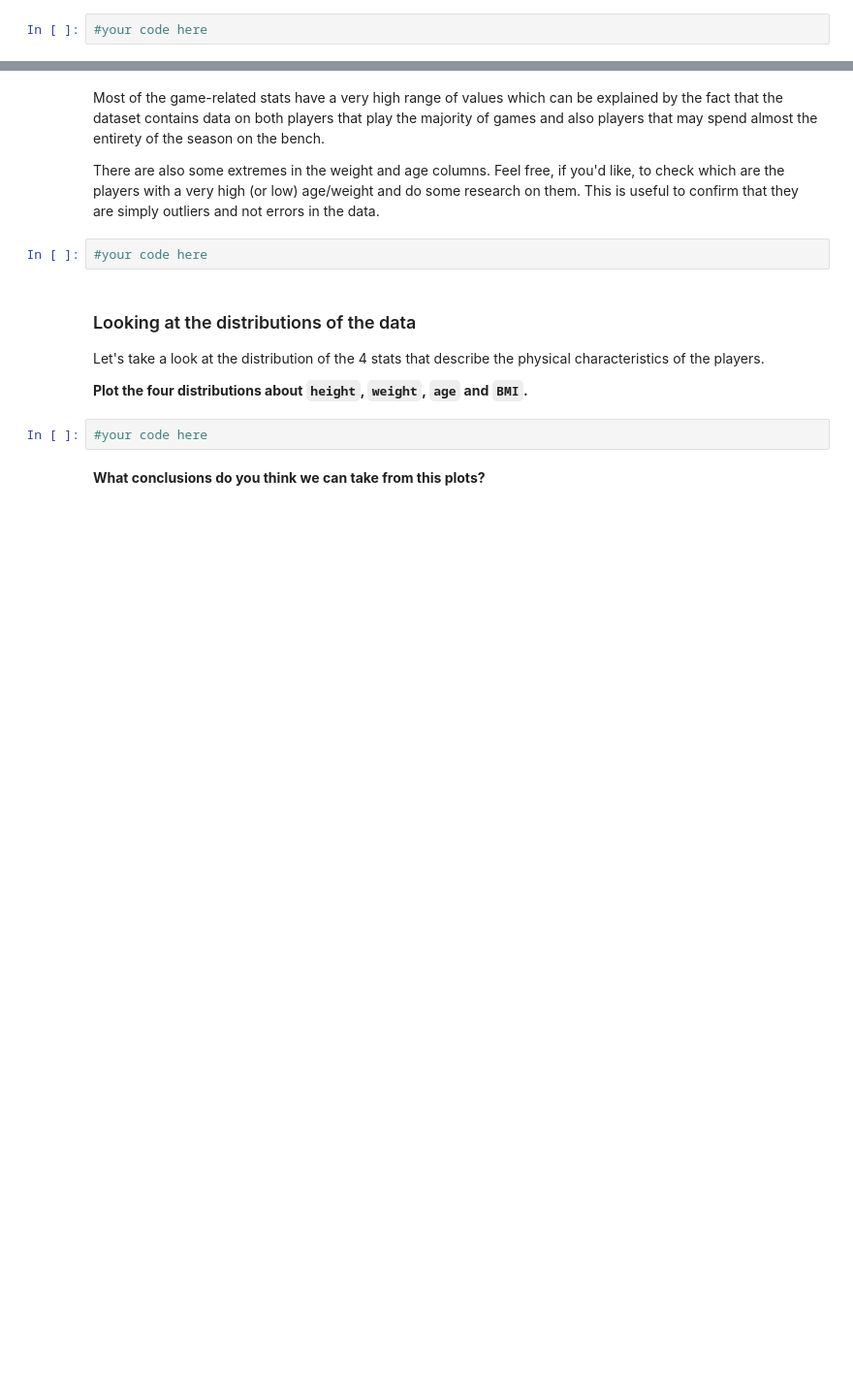
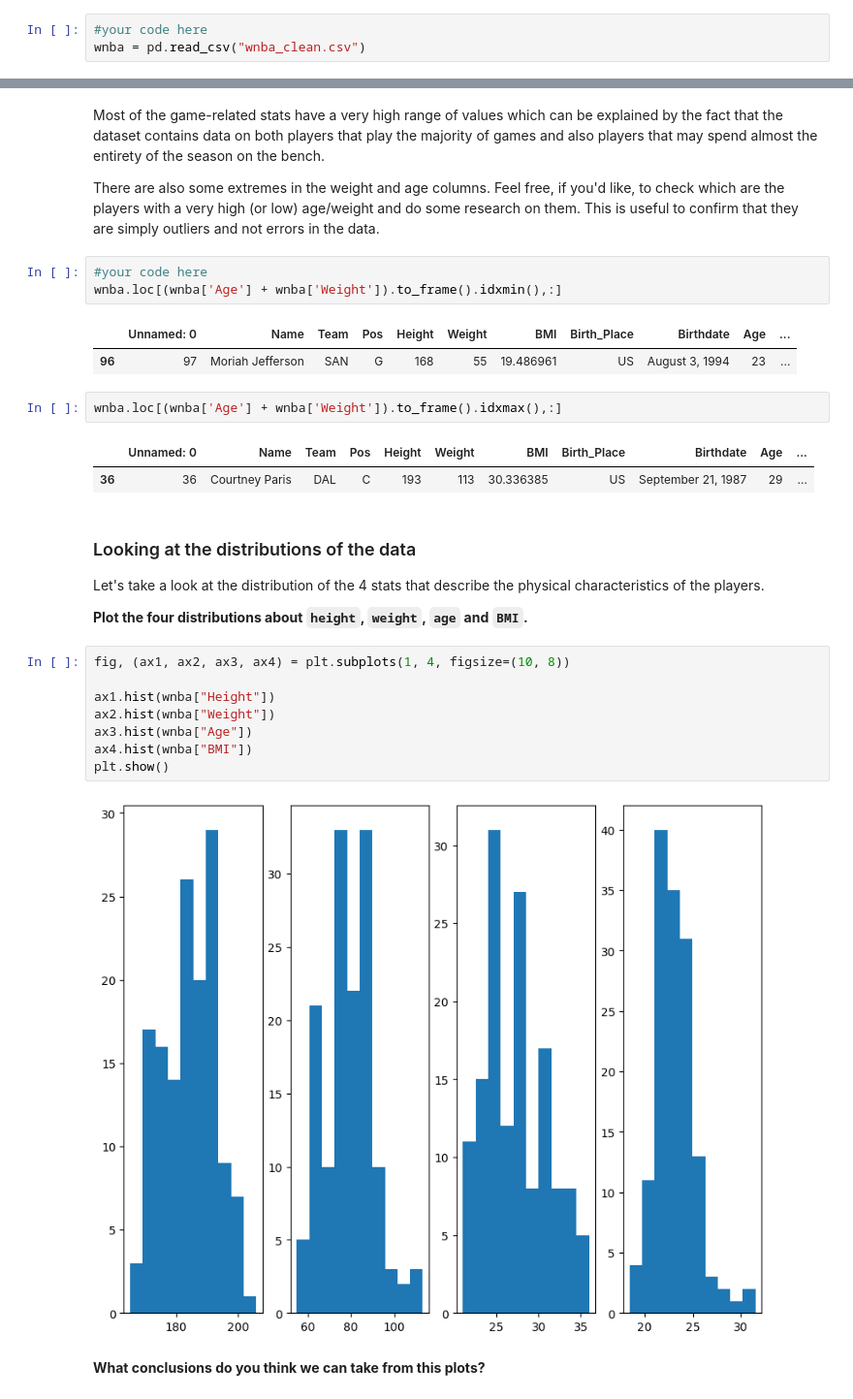
Before and after one commit to ta-data-lis/M2-mini-project2, a Jupyter notebook: your-code/2.-Exploratory-Data-Analysis.ipynb, the cells around one changed output, grey strips where cells are left out. Shown at 97% size. Saved outputs shown, nothing was run; the diff lists cells and outputs as text; blank space fills up the shorter version.

```diff
--- a/your-code/2.-Exploratory-Data-Analysis.ipynb
+++ b/your-code/2.-Exploratory-Data-Analysis.ipynb
@@ -17,6 +17,7 @@ pd.set_option('display.max_columns', 100)
 Let's load the cleaned dataset first. Import it with the name `wnba` and show the head.
 # %%
 #your code here
+wnba = pd.read_csv("wnba_clean.csv")
 # %% [markdown]
 **Use describe() to take an initial look at the data.**
 # %%
@@ -27,13 +39,30 @@ Most of the game-related stats have a very high range of values which can be exp
 There are also some extremes in the weight and age columns. Feel free, if you'd like, to check which are the players with a very high (or low) age/weight and do some research on them. This is useful to confirm that they are simply outliers and not errors in the data.
 # %%
 #your code here
+wnba.loc[(wnba['Age'] + wnba['Weight']).to_frame().idxmin(),:]
+# %% [output]
+|  | Unnamed: 0 | Name | Team | Pos | Height | Weight | BMI | Birth_Place | Birthdate | Age | ... |
+| 96 | 97 | Moriah Jefferson | SAN | G | 168 | 55 | 19.486961 | US | August 3, 1994 | 23 | ... |
+# %%
+wnba.loc[(wnba['Age'] + wnba['Weight']).to_frame().idxmax(),:]
+# %% [output]
+|  | Unnamed: 0 | Name | Team | Pos | Height | Weight | BMI | Birth_Place | Birthdate | Age | ... |
+| 36 | 36 | Courtney Paris | DAL | C | 193 | 113 | 30.336385 | US | September 21, 1987 | 29 | ... |
 # %% [markdown]
 ### Looking at the distributions of the data
 Let's take a look at the distribution of the 4 stats that describe the physical characteristics of the players.
 
 **Plot the four distributions about `height`, `weight`, `age` and `BMI`.**
-# %%
-#your code here
+# %%
+fig, (ax1, ax2, ax3, ax4) = plt.subplots(1, 4, figsize=(10, 8))
+
+ax1.hist(wnba["Height"])
+ax2.hist(wnba["Weight"])
+ax3.hist(wnba["Age"])
+ax4.hist(wnba["BMI"])
+plt.show()
+# %% [output]
+[figure, added]
 # %% [markdown]
 **What conclusions do you think we can take from this plots?**
 # %%
```
Also changed, not shown: parts of 7 cells of this notebook, 2 other files.
